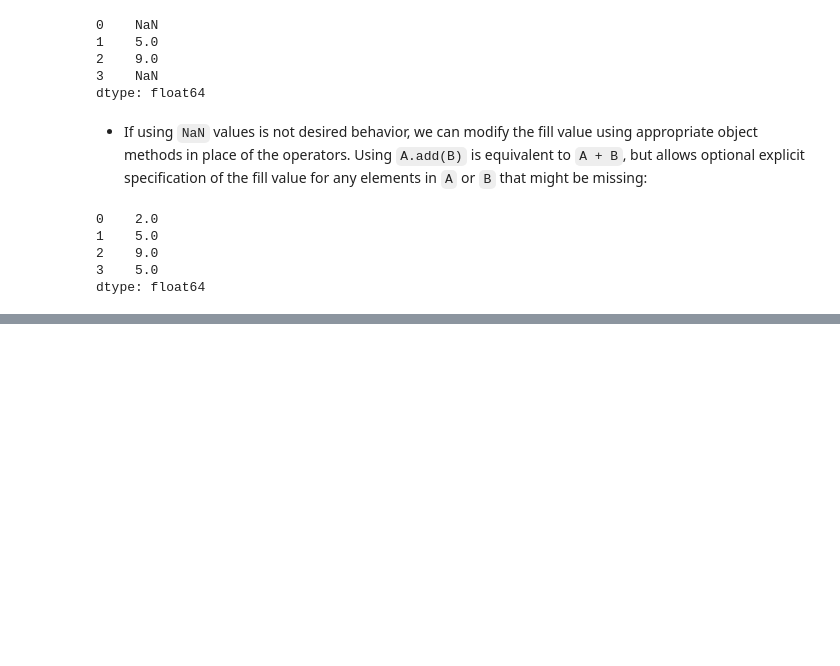
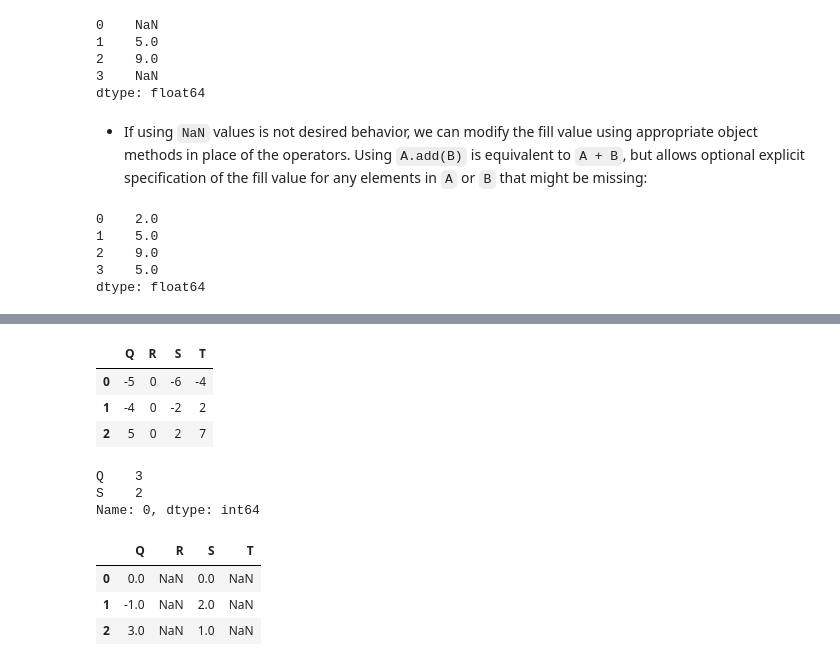
Before and after one commit to mjkeene/ML, a Jupyter notebook: python_data_science_handbook/3_data_manipulation_with_pandas.ipynb, the cells around one changed output, grey strips where cells are left out. Saved outputs shown, nothing was run; the diff lists cells and outputs as text; code cells hidden in the pictures; blank space fills up the shorter version.

```diff
--- a/python_data_science_handbook/3_data_manipulation_with_pandas.ipynb
+++ b/python_data_science_handbook/3_data_manipulation_with_pandas.ipynb
@@ -781,0 +852,22 @@ dtype: float64
+# %%
+# In order to do this column-wise, you can use the axis keyword with an object method
+df.subtract(df['R'], axis=0)
+# %% [output]
+|  | Q | R | S | T |
+| 0 | -5 | 0 | -6 | -4 |
+| 1 | -4 | 0 | -2 | 2 |
+| 2 | 5 | 0 | 2 | 7 |
+# %%
+halfrow = df.iloc[0, ::2]
+halfrow
+# %% [output]
+Q    3
+S    2
+Name: 0, dtype: int64
+# %%
+df - halfrow
+# %% [output]
+|  | Q | R | S | T |
+| 0 | 0.0 | NaN | 0.0 | NaN |
+| 1 | -1.0 | NaN | 2.0 | NaN |
+| 2 | 3.0 | NaN | 1.0 | NaN |
```
Also changed, not shown: parts of 94 cells of this notebook.
